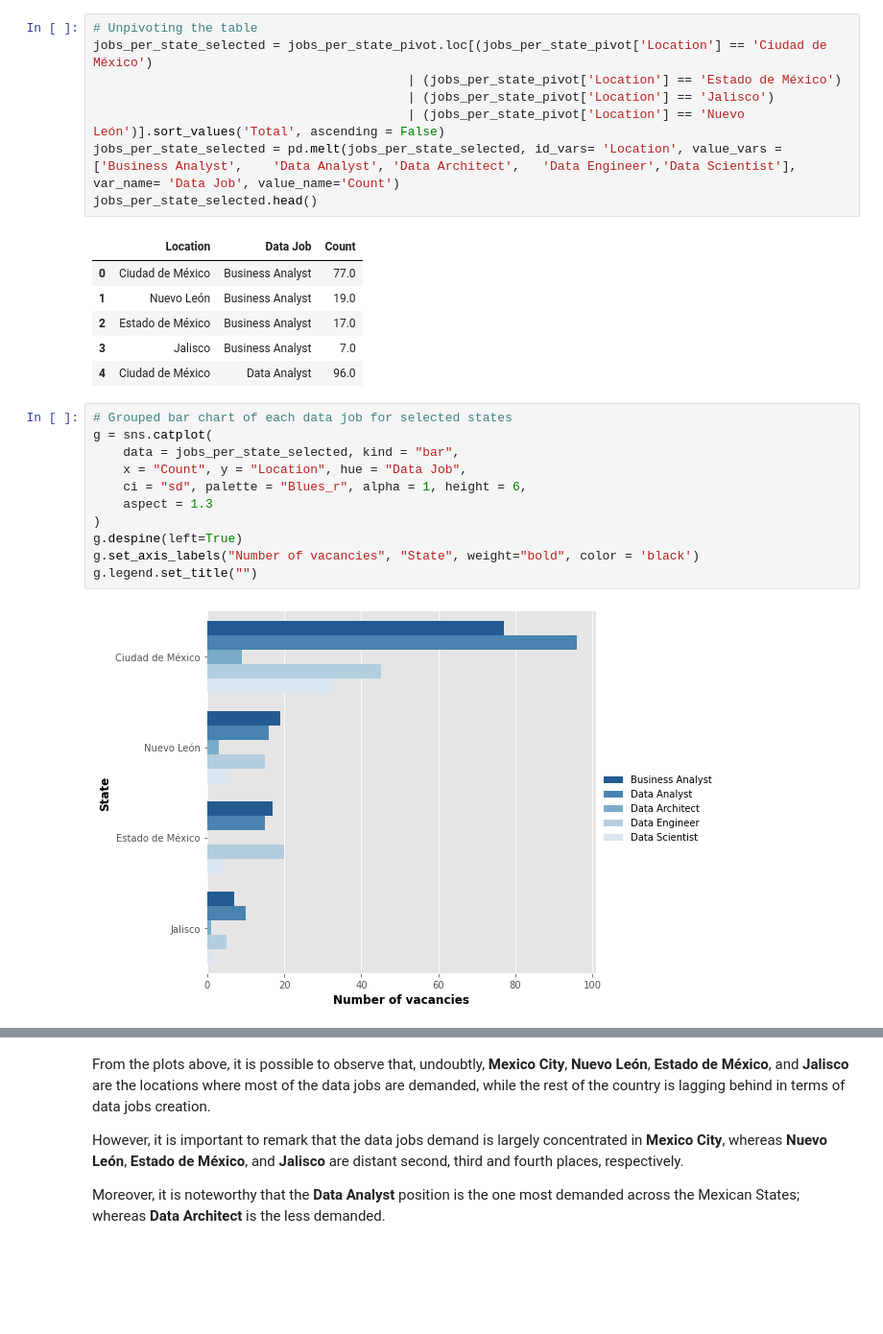
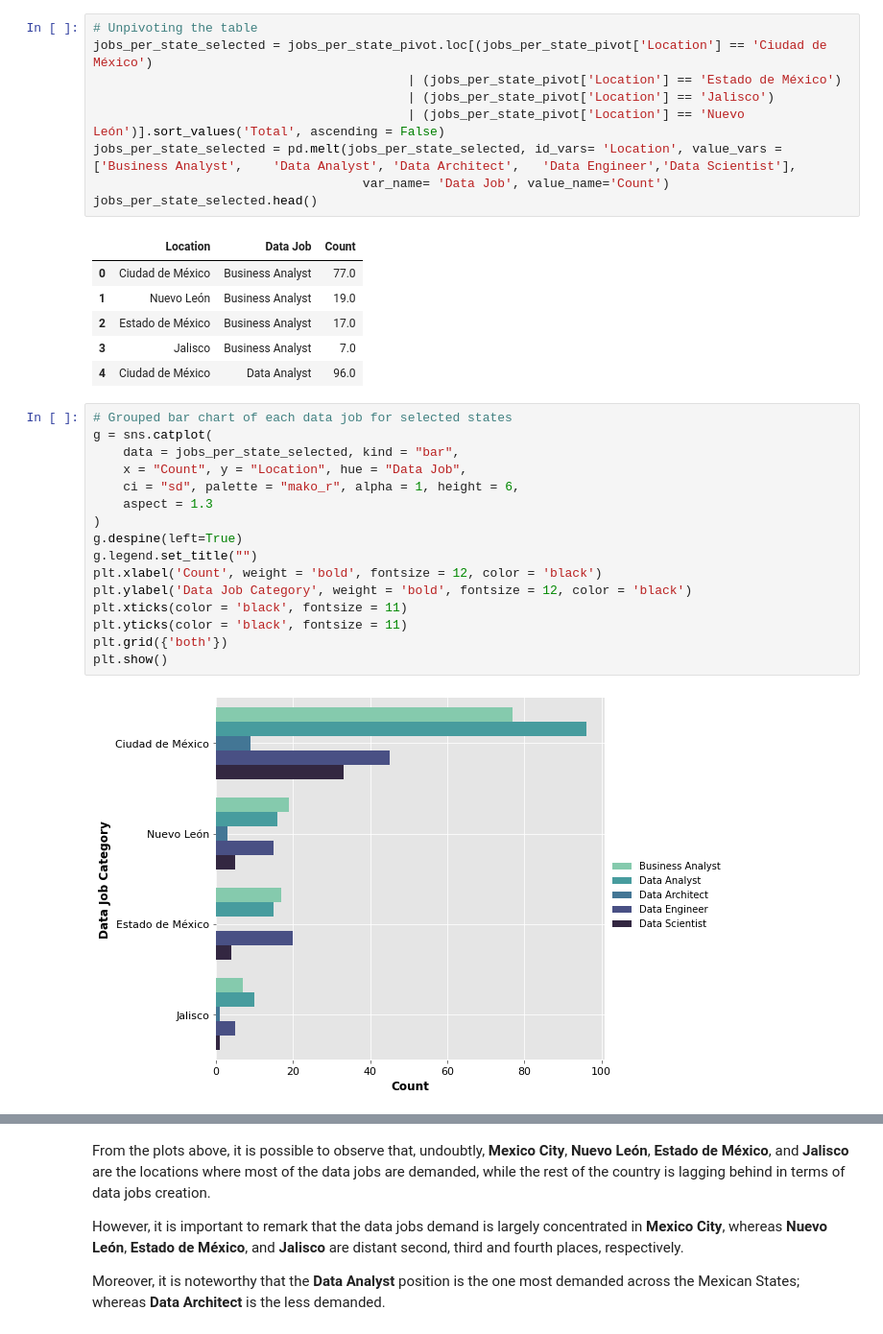
Before and after one commit to DanielEduardoLopez/DataJobsMX2022, a Jupyter notebook: 3-DataAnalysisViz.ipynb, the cells around one changed output, grey strips where cells are left out. Shown at 96% size. Saved outputs shown, nothing was run; the diff lists cells and outputs as text; blank space fills up the shorter version.

```diff
--- a/3-DataAnalysisViz.ipynb
+++ b/3-DataAnalysisViz.ipynb
@@ -328,7 +330,8 @@ jobs_per_state_selected = jobs_per_state_pivot.loc[(jobs_per_state_pivot['Locati
                                           | (jobs_per_state_pivot['Location'] == 'Estado de México')
                                           | (jobs_per_state_pivot['Location'] == 'Jalisco')
                                           | (jobs_per_state_pivot['Location'] == 'Nuevo León')].sort_values('Total', ascending = False)
-jobs_per_state_selected = pd.melt(jobs_per_state_selected, id_vars= 'Location', value_vars = ['Business Analyst',	'Data Analyst',	'Data Architect',	'Data Engineer','Data Scientist'], var_name= 'Data Job', value_name='Count')
+jobs_per_state_selected = pd.melt(jobs_per_state_selected, id_vars= 'Location', value_vars = ['Business Analyst',	'Data Analyst',	'Data Architect',	'Data Engineer','Data Scientist'],
+                                    var_name= 'Data Job', value_name='Count')
 jobs_per_state_selected.head()
 # %% [output]
 |  | Location | Data Job | Count |
@@ -340,15 +343,20 @@ jobs_per_state_selected.head()
 # %%
 # Grouped bar chart of each data job for selected states
 g = sns.catplot(
     data = jobs_per_state_selected, kind = "bar",
     x = "Count", y = "Location", hue = "Data Job",
-    ci = "sd", palette = "Blues_r", alpha = 1, height = 6,
+    ci = "sd", palette = "mako_r", alpha = 1, height = 6,
     aspect = 1.3
 )
 g.despine(left=True)
-g.set_axis_labels("Number of vacancies", "State", weight="bold", color = 'black')
 g.legend.set_title("")
+plt.xlabel('Count', weight = 'bold', fontsize = 12, color = 'black')
+plt.ylabel('Data Job Category', weight = 'bold', fontsize = 12, color = 'black')
+plt.xticks(color = 'black', fontsize = 11)
+plt.yticks(color = 'black', fontsize = 11)
+plt.grid({'both'})
+plt.show()
 # %% [output]
-[figure, old version]
+[figure, new version]
 # %%
 # Heatmap of Data jobs per State
```
Also changed, not shown: parts of 33 cells of this notebook.
